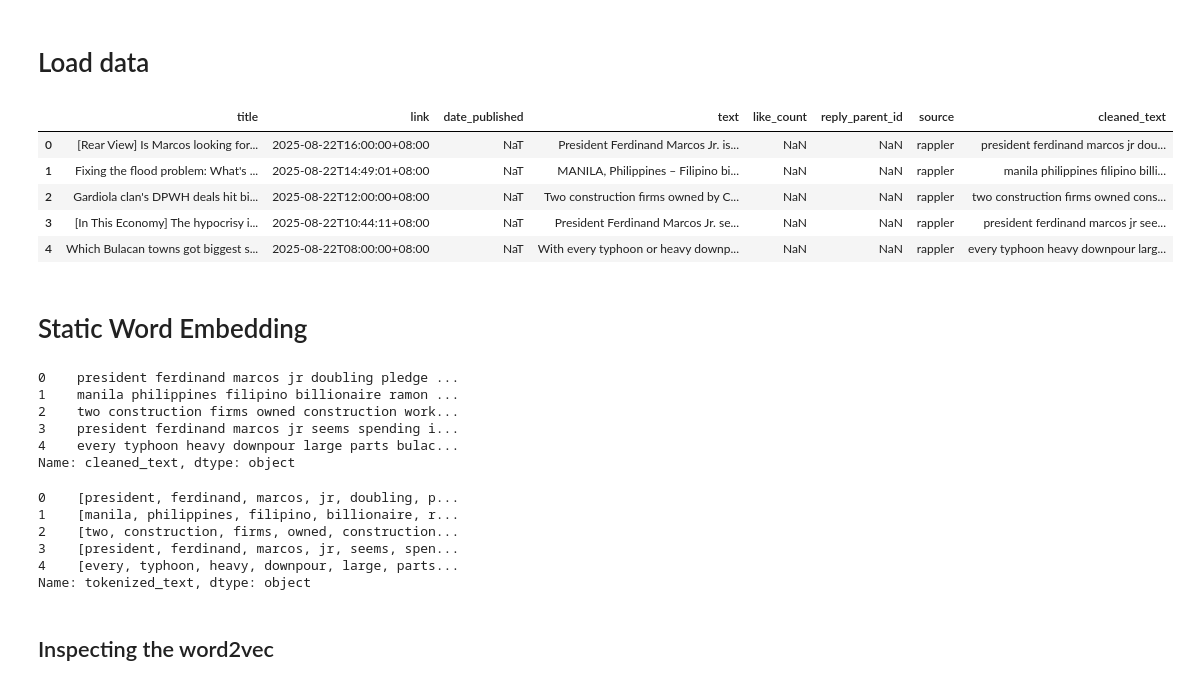
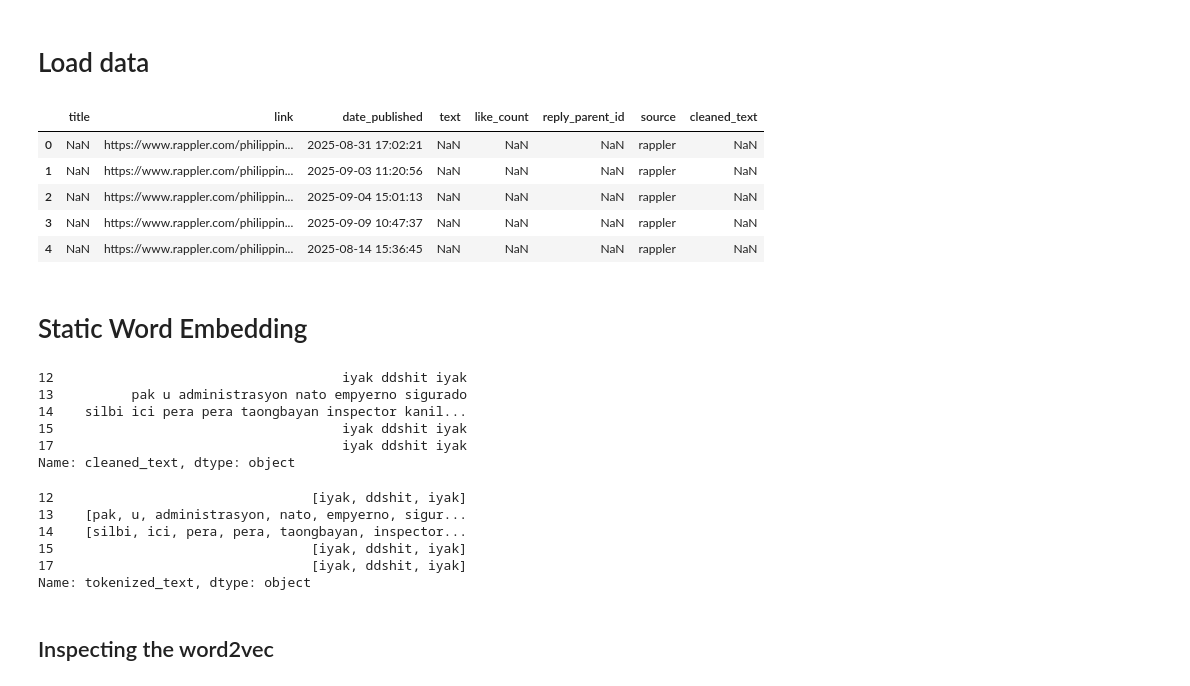
Before and after one commit to Jeoshyung/CSCI-161-Final-Project, a Jupyter notebook: StaticWordEmbedding.ipynb, the cells around one changed output. Drawn from its saved outputs; the diff is of its cells as text; code cells hidden in the pictures.

```diff
--- a/StaticWordEmbedding.ipynb
+++ b/StaticWordEmbedding.ipynb
@@ -33,15 +41,15 @@ import gensim
 # %% [markdown]
 # Load data
 # %%
-corpus = pd.read_excel('./data/cleaned_corpus_old.xlsx')
+corpus = pd.read_excel('./data/cleaned_corpus_current.xlsx')
 corpus.head()
 # %% [output]
 |  | title | link | date_published | text | like_count | reply_parent_id | source | cleaned_text |
-| 0 | [Rear View] Is Marcos looking for... | 2025-08-22T16:00:00+08:00 | NaT | President Ferdinand Marcos Jr. is... | NaN | NaN | rappler | president ferdinand marcos jr dou... |
-| 1 | Fixing the flood problem: What's ... | 2025-08-22T14:49:01+08:00 | NaT | MANILA, Philippines – Filipino bi... | NaN | NaN | rappler | manila philippines filipino billi... |
-| 2 | Gardiola clan's DPWH deals hit bi... | 2025-08-22T12:00:00+08:00 | NaT | Two construction firms owned by C... | NaN | NaN | rappler | two construction firms owned cons... |
-| 3 | [In This Economy] The hypocrisy i... | 2025-08-22T10:44:11+08:00 | NaT | President Ferdinand Marcos Jr. se... | NaN | NaN | rappler | president ferdinand marcos jr see... |
-| 4 | Which Bulacan towns got biggest s... | 2025-08-22T08:00:00+08:00 | NaT | With every typhoon or heavy downp... | NaN | NaN | rappler | every typhoon heavy downpour larg... |
+| 0 | NaN | https://www.rappler.com/philippin... | 2025-08-31 17:02:21 | NaN | NaN | NaN | rappler | NaN |
+| 1 | NaN | https://www.rappler.com/philippin... | 2025-09-03 11:20:56 | NaN | NaN | NaN | rappler | NaN |
+| 2 | NaN | https://www.rappler.com/philippin... | 2025-09-04 15:01:13 | NaN | NaN | NaN | rappler | NaN |
+| 3 | NaN | https://www.rappler.com/philippin... | 2025-09-09 10:47:37 | NaN | NaN | NaN | rappler | NaN |
+| 4 | NaN | https://www.rappler.com/philippin... | 2025-08-14 15:36:45 | NaN | NaN | NaN | rappler | NaN |
 # %% [markdown]
 # Static Word Embedding
 # %%
@@ -57,17 +65,17 @@ display(
   corpus['tokenized_text'].head()
 )
 # %% [output]
-0    president ferdinand marcos jr doubling pledge ...
-1    manila philippines filipino billionaire ramon ...
-2    two construction firms owned construction work...
-3    president ferdinand marcos jr seems spending i...
-4    every typhoon heavy downpour large parts bulac...
+12                                     iyak ddshit iyak
+13          pak u administrasyon nato empyerno sigurado
+14    silbi ici pera pera taongbayan inspector kanil...
+15                                     iyak ddshit iyak
+17                                     iyak ddshit iyak
 Name: cleaned_text, dtype: object
-0    [president, ferdinand, marcos, jr, doubling, p...
-1    [manila, philippines, filipino, billionaire, r...
-2    [two, construction, firms, owned, construction...
-3    [president, ferdinand, marcos, jr, seems, spen...
-4    [every, typhoon, heavy, downpour, large, parts...
+12                                 [iyak, ddshit, iyak]
+13    [pak, u, administrasyon, nato, empyerno, sigur...
+14    [silbi, ici, pera, pera, taongbayan, inspector...
+15                                 [iyak, ddshit, iyak]
+17                                 [iyak, ddshit, iyak]
 Name: tokenized_text, dtype: object
 # %%
 model = gensim.models.Word2Vec(corpus['tokenized_text'],
```
Also changed, not shown: parts of 18 cells of this notebook, 8 other files.
